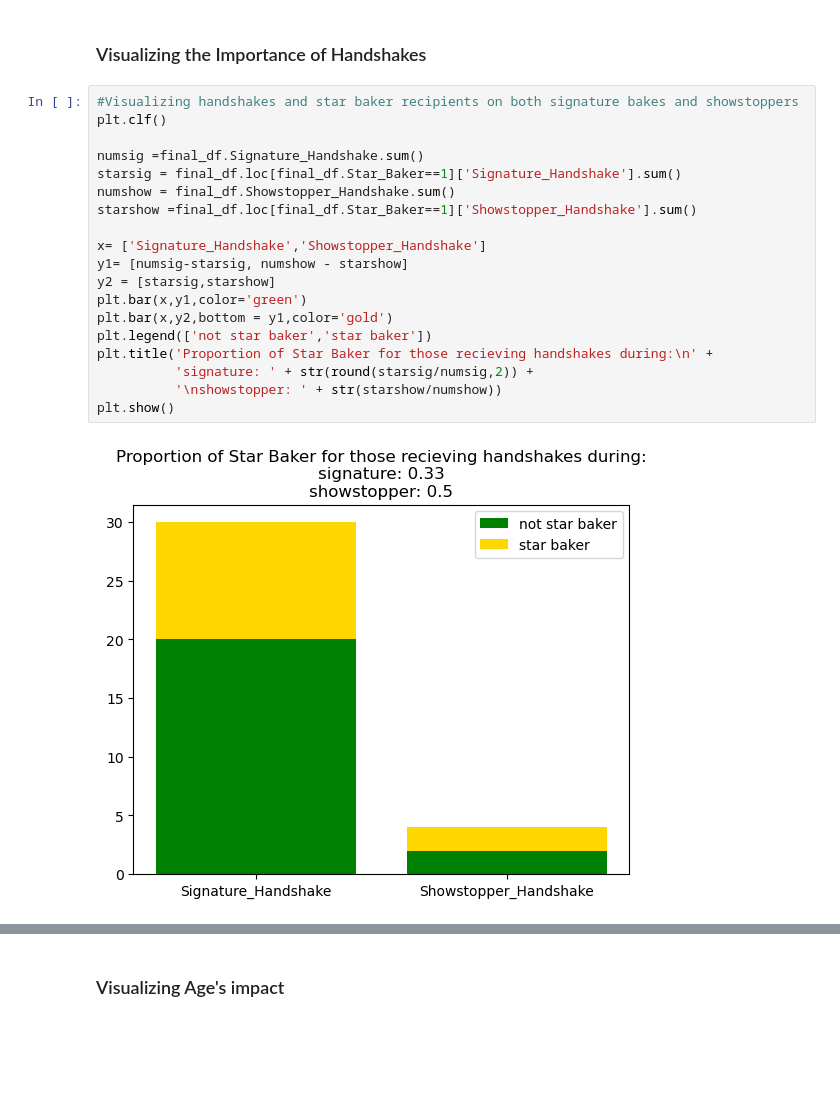
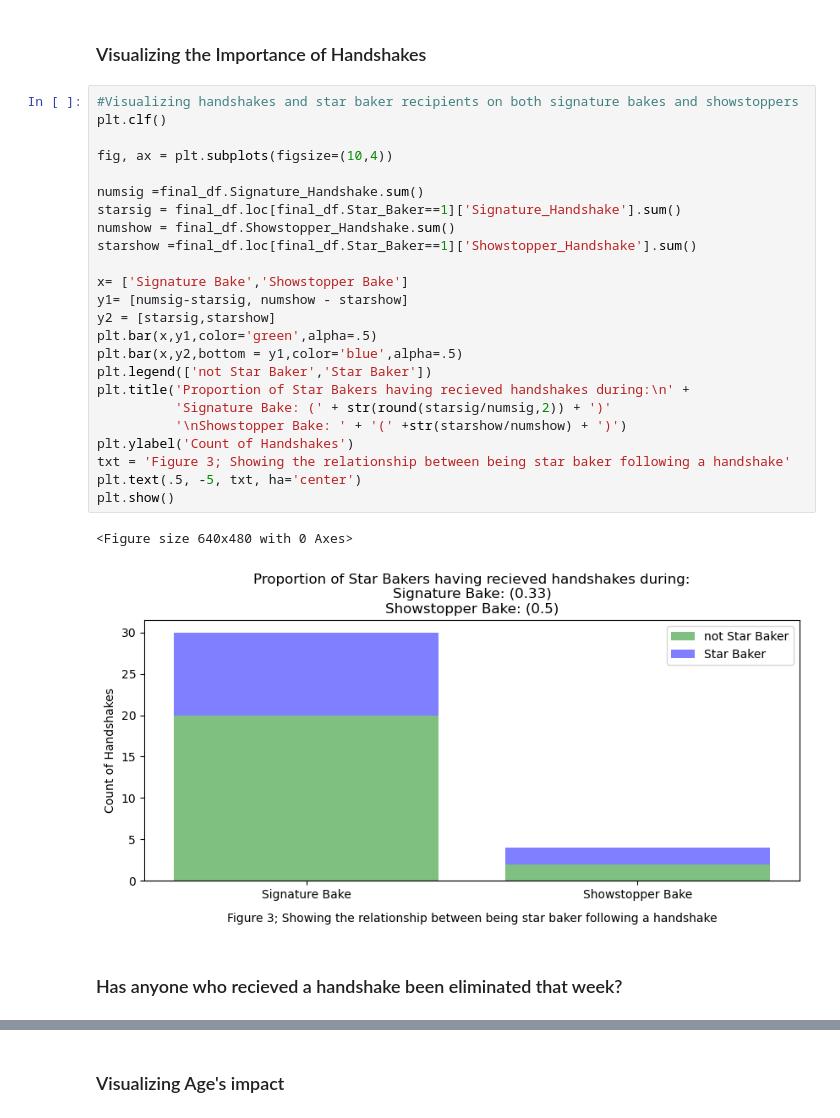
Before and after one commit to mgargiulo07/Springboard-Data-Science-Course, a Jupyter notebook: Capstone_Projects/Capstone_2/2_Exploratory_Data_Analysis.ipynb, the cells around one changed output, grey strips where cells are left out. Saved outputs shown, nothing was run; the diff lists cells and outputs as text; blank space fills up the shorter version.

Commit message:
Updated all reports in Capstone 2 to include figure numbers

```diff
--- a/Capstone_Projects/Capstone_2/2_Exploratory_Data_Analysis.ipynb
+++ b/Capstone_Projects/Capstone_2/2_Exploratory_Data_Analysis.ipynb
@@ -28,21 +28,29 @@ final_df.head()
 # %%
 #Visualizing handshakes and star baker recipients on both signature bakes and showstoppers
 plt.clf()
+
+fig, ax = plt.subplots(figsize=(10,4))
 
 numsig =final_df.Signature_Handshake.sum()
 starsig = final_df.loc[final_df.Star_Baker==1]['Signature_Handshake'].sum()
 numshow = final_df.Showstopper_Handshake.sum()
 starshow =final_df.loc[final_df.Star_Baker==1]['Showstopper_Handshake'].sum()
 
-x= ['Signature_Handshake','Showstopper_Handshake']
+x= ['Signature Bake','Showstopper Bake']
 y1= [numsig-starsig, numshow - starshow]
 y2 = [starsig,starshow]
-plt.bar(x,y1,color='green')
-plt.bar(x,y2,bottom = y1,color='gold')
-plt.legend(['not star baker','star baker'])
-plt.title('Proportion of Star Baker for those recieving handshakes during:\n' +
-          'signature: ' + str(round(starsig/numsig,2)) +
-          '\nshowstopper: ' + str(starshow/numshow))
+plt.bar(x,y1,color='green',alpha=.5)
+plt.bar(x,y2,bottom = y1,color='blue',alpha=.5)
+plt.legend(['not Star Baker','Star Baker'])
+plt.title('Proportion of Star Bakers having recieved handshakes during:\n' +
+          'Signature Bake: (' + str(round(starsig/numsig,2)) + ')'
+          '\nShowstopper Bake: ' + '(' +str(starshow/numshow) + ')')
+plt.ylabel('Count of Handshakes')
+txt = 'Figure 3; Showing the relationship between being star baker following a handshake'
+plt.text(.5, -5, txt, ha='center')
 plt.show()
 # %% [output]
+<Figure size 640x480 with 0 Axes>
-[figure, old version]
+[figure, new version]
+# %% [markdown]
+### Has anyone who recieved a handshake been eliminated that week?
```
Also changed, not shown: parts of 19 cells of this notebook, 8 other files.
